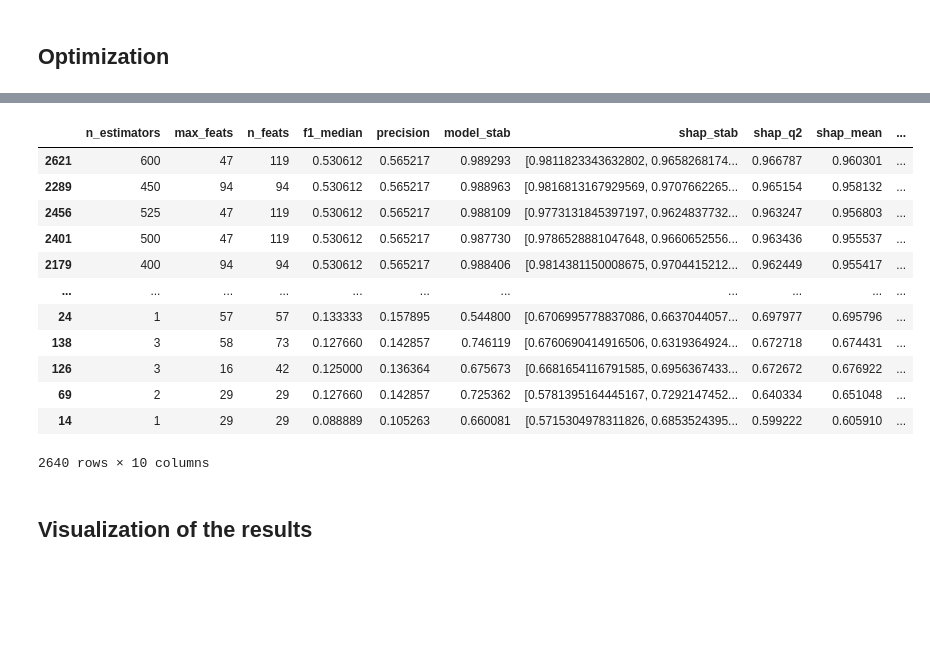
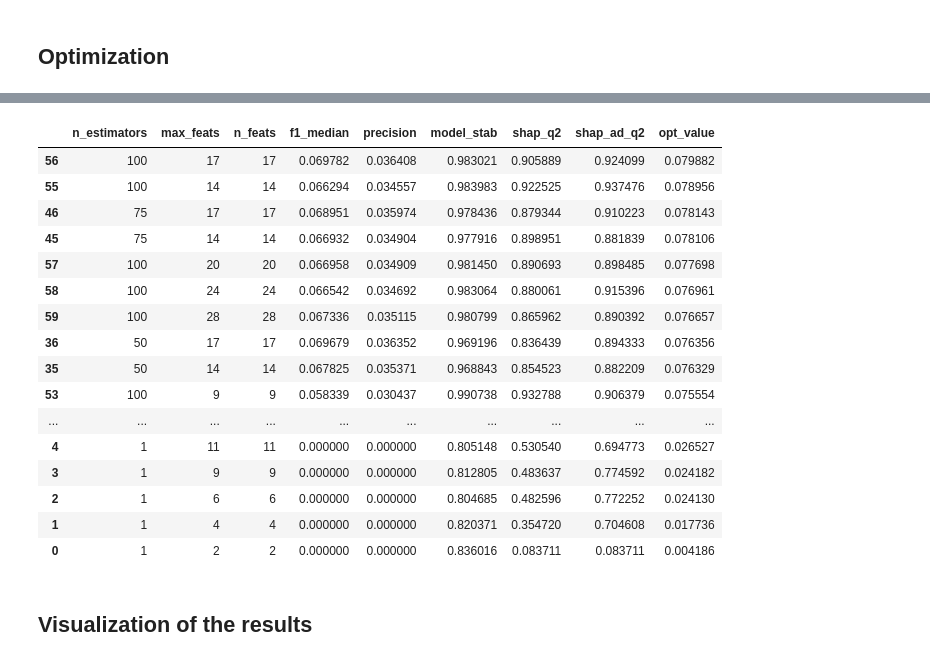
Before and after one commit to edo1691/ad_shap_stability, a Jupyter notebook: notebooks/01_04_results.ipynb, the cells around one changed output, grey strips where cells are left out. Saved outputs shown, nothing was run; the diff lists cells and outputs as text; code cells hidden in the pictures; blank space fills up the shorter version.

```diff
--- a/notebooks/01_04_results.ipynb
+++ b/notebooks/01_04_results.ipynb
@@ -120,18 +86,6 @@ path_shap = os.path.join(data_root, "outputs", f"{dataset_id}_shap.parquet")
 fi_shap_all = pd.read_parquet(path_fi_shap)
 df = pd.read_parquet(path_shap)
 
-df['shap_q1'] = df['shap_stab'].apply(lambda x: np.percentile(x, 75))
-df['shap_q2'] = df['shap_stab'].apply(lambda x: np.percentile(x, 50))
-df['shap_q3'] = df['shap_stab'].apply(lambda x: np.percentile(x, 25))
-
-df['shap_ad_q2'] = df['shap_stab_ad'].apply(lambda x: np.percentile(x, 50))
-
-df['shap_mean'] = df['shap_stab'].apply(lambda x: np.mean(x))
-
-
-#df['shap_stab'] = df['shap_q2']
-#df['shap_inestab'] = 1- df['shap_stab']
-
-
-var = ['n_estimators', 'max_feats', 'n_feats', 'f1_median', 'precision', 'model_stab', 'shap_stab', 'shap_q2', 'shap_mean']
+var = ['n_estimators', 'max_feats', 'n_feats', 'f1_median', 'precision', 'model_stab', 'shap_q2', 'shap_ad_q2']
 df = df[var]
+df
@@ -155,24 +128,28 @@ df.shape
 # %%
-sorted_df = opt_value(df, lambda_=0.5, var2='shap_mean')
+sorted_df = opt_value(df, lambda_=0.95)
 
 opt_x = int(sorted_df.iloc[0:1,:].n_estimators)
 opt_y = int(sorted_df.iloc[0:1,:].n_feats)
 
 sorted_df
 # %% [output]
-|  | n_estimators | max_feats | n_feats | f1_median | precision | model_stab | shap_stab | shap_q2 | shap_mean | ... |
-| 2621 | 600 | 47 | 119 | 0.530612 | 0.565217 | 0.989293 | [0.9811823343632802, 0.9658268174... | 0.966787 | 0.960301 | ... |
-| 2289 | 450 | 94 | 94 | 0.530612 | 0.565217 | 0.988963 | [0.9816813167929569, 0.9707662265... | 0.965154 | 0.958132 | ... |
-| 2456 | 525 | 47 | 119 | 0.530612 | 0.565217 | 0.988109 | [0.9773131845397197, 0.9624837732... | 0.963247 | 0.956803 | ... |
-| 2401 | 500 | 47 | 119 | 0.530612 | 0.565217 | 0.987730 | [0.9786528881047648, 0.9660652556... | 0.963436 | 0.955537 | ... |
-| 2179 | 400 | 94 | 94 | 0.530612 | 0.565217 | 0.988406 | [0.9814381150008675, 0.9704415212... | 0.962449 | 0.955417 | ... |
-| ... | ... | ... | ... | ... | ... | ... | ... | ... | ... | ... |
-| 24 | 1 | 57 | 57 | 0.133333 | 0.157895 | 0.544800 | [0.6706995778837086, 0.6637044057... | 0.697977 | 0.695796 | ... |
-| 138 | 3 | 58 | 73 | 0.127660 | 0.142857 | 0.746119 | [0.6760690414916506, 0.6319364924... | 0.672718 | 0.674431 | ... |
-| 126 | 3 | 16 | 42 | 0.125000 | 0.136364 | 0.675673 | [0.6681654116791585, 0.6956367433... | 0.672672 | 0.676922 | ... |
-| 69 | 2 | 29 | 29 | 0.127660 | 0.142857 | 0.725362 | [0.5781395164445167, 0.7292147452... | 0.640334 | 0.651048 | ... |
-| 14 | 1 | 29 | 29 | 0.088889 | 0.105263 | 0.660081 | [0.5715304978311826, 0.6853524395... | 0.599222 | 0.605910 | ... |
+|  | n_estimators | max_feats | n_feats | f1_median | precision | model_stab | shap_q2 | shap_ad_q2 | opt_value |
+| 56 | 100 | 17 | 17 | 0.069782 | 0.036408 | 0.983021 | 0.905889 | 0.924099 | 0.079882 |
+| 55 | 100 | 14 | 14 | 0.066294 | 0.034557 | 0.983983 | 0.922525 | 0.937476 | 0.078956 |
+| 46 | 75 | 17 | 17 | 0.068951 | 0.035974 | 0.978436 | 0.879344 | 0.910223 | 0.078143 |
+| 45 | 75 | 14 | 14 | 0.066932 | 0.034904 | 0.977916 | 0.898951 | 0.881839 | 0.078106 |
+| 57 | 100 | 20 | 20 | 0.066958 | 0.034909 | 0.981450 | 0.890693 | 0.898485 | 0.077698 |
+| 58 | 100 | 24 | 24 | 0.066542 | 0.034692 | 0.983064 | 0.880061 | 0.915396 | 0.076961 |
+| 59 | 100 | 28 | 28 | 0.067336 | 0.035115 | 0.980799 | 0.865962 | 0.890392 | 0.076657 |
+| 36 | 50 | 17 | 17 | 0.069679 | 0.036352 | 0.969196 | 0.836439 | 0.894333 | 0.076356 |
+| 35 | 50 | 14 | 14 | 0.067825 | 0.035371 | 0.968843 | 0.854523 | 0.882209 | 0.076329 |
+| 53 | 100 | 9 | 9 | 0.058339 | 0.030437 | 0.990738 | 0.932788 | 0.906379 | 0.075554 |
+| ... | ... | ... | ... | ... | ... | ... | ... | ... | ... |
+| 4 | 1 | 11 | 11 | 0.000000 | 0.000000 | 0.805148 | 0.530540 | 0.694773 | 0.026527 |
+| 3 | 1 | 9 | 9 | 0.000000 | 0.000000 | 0.812805 | 0.483637 | 0.774592 | 0.024182 |
+| 2 | 1 | 6 | 6 | 0.000000 | 0.000000 | 0.804685 | 0.482596 | 0.772252 | 0.024130 |
+| 1 | 1 | 4 | 4 | 0.000000 | 0.000000 | 0.820371 | 0.354720 | 0.704608 | 0.017736 |
+| 0 | 1 | 2 | 2 | 0.000000 | 0.000000 | 0.836016 | 0.083711 | 0.083711 | 0.004186 |
-2640 rows × 10 columns
 # %% [markdown]
 ## Visualization of the results
 # %%
```
Also changed, not shown: parts of 17 cells of this notebook, 3 other files.
